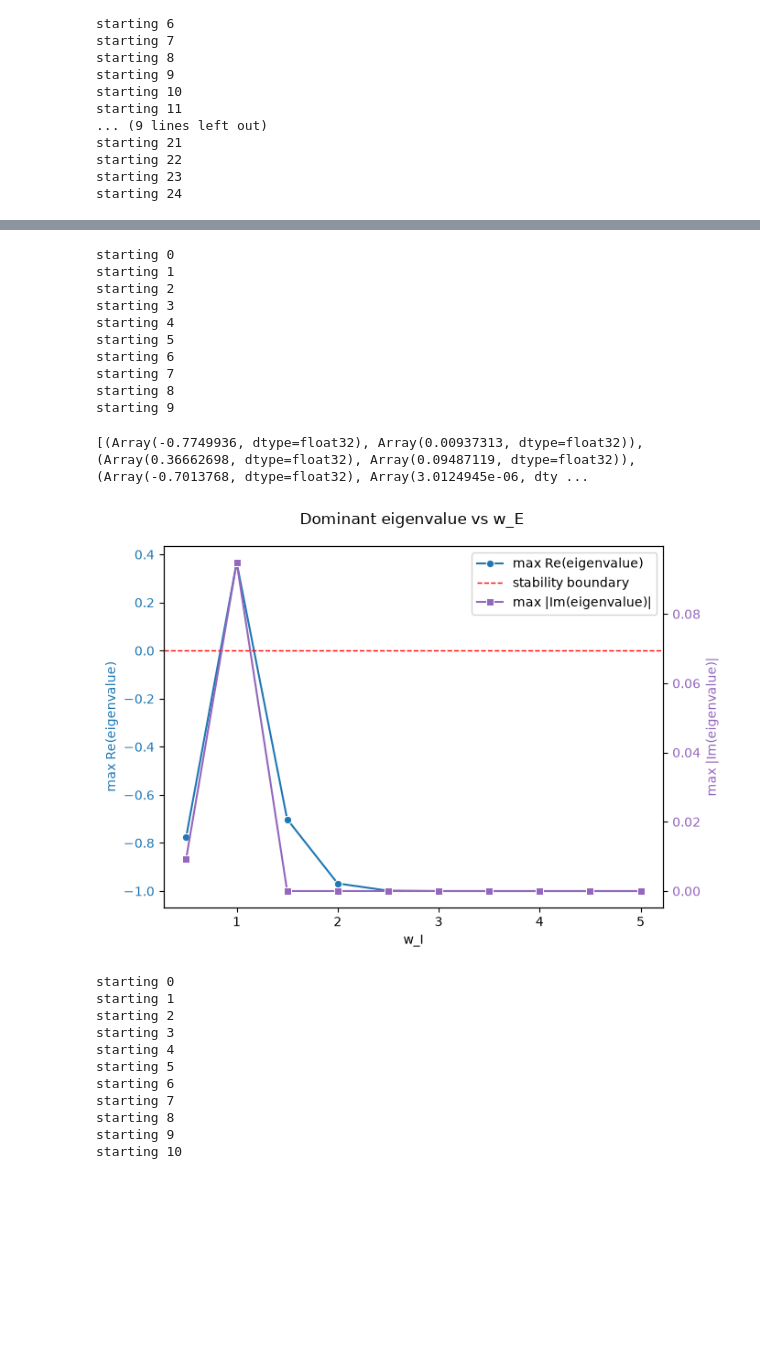
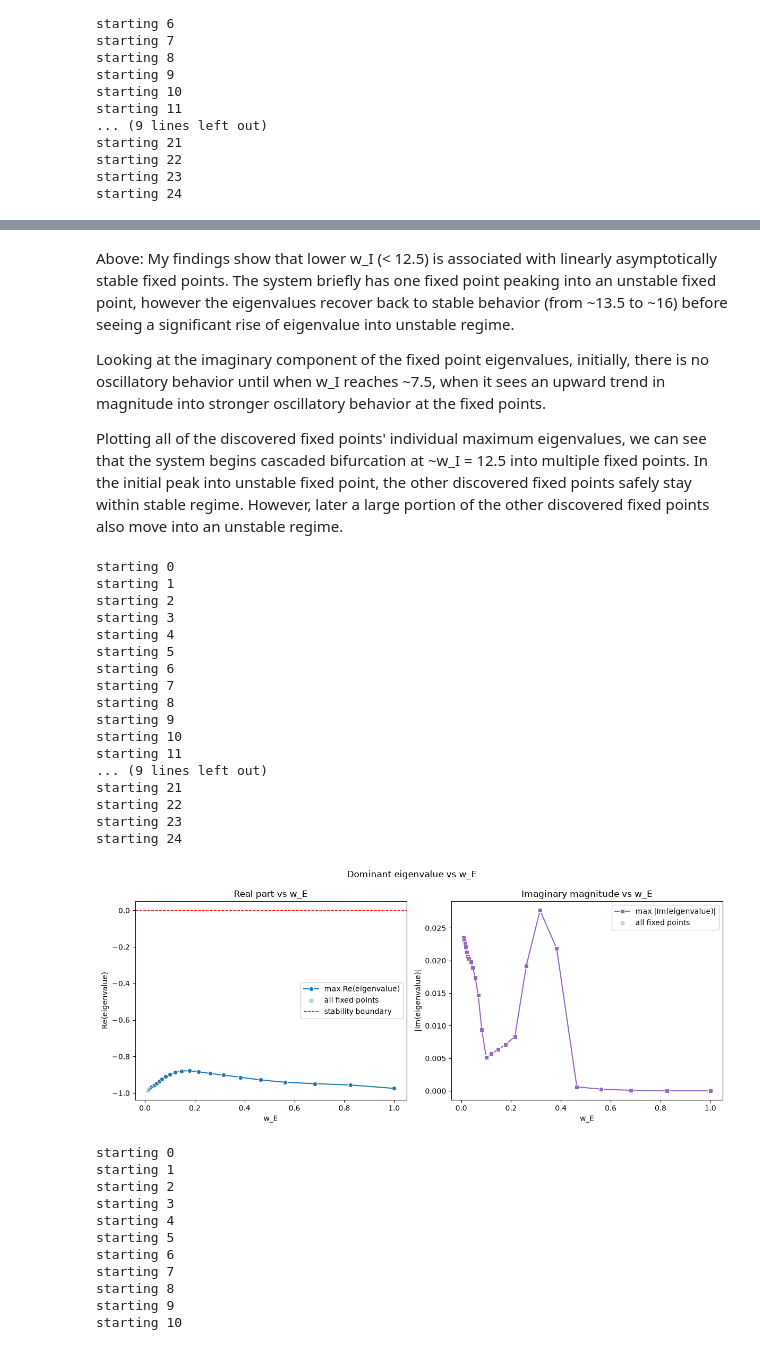
Before and after one commit to rzheng1232/miv-project, a Jupyter notebook: wilson-cowen-model/explore_wc.ipynb, the cells around one changed output, grey strips where cells are left out. Drawn from its saved outputs; the diff is of its cells as text; code cells hidden in the pictures; blank space fills up the shorter version.

```diff
--- a/wilson-cowen-model/explore_wc.ipynb
+++ b/wilson-cowen-model/explore_wc.ipynb
@@ -221,4 +213,12 @@ plt.show()
+# %% [markdown]
+Above: My findings show that lower w_I (< 12.5) is associated with linearly asymptotically stable fixed points. The system briefly has one fixed point peaking into an unstable fixed point, however the eigenvalues recover back to stable behavior (from ~13.5 to ~16) before seeing a significant rise of eigenvalue into unstable regime.
+
+Looking at the imaginary component of the fixed point eigenvalues, initially, there is no oscillatory behavior until when w_I reaches ~7.5, when it sees an upward trend in magnitude into stronger oscillatory behavior at the fixed points.
+
+Plotting all of the discovered fixed points' individual maximum eigenvalues, we can see that the system begins cascaded bifurcation at ~w_I = 12.5 into multiple fixed points. In the initial peak into unstable fixed point, the other discovered fixed points safely stay within stable regime. However, later a large portion of the other discovered fixed points also move into an unstable regime.
 # %%
+# wE_range = jnp.linspace(0.01, 3, 20)
+wE_range = jnp.logspace(-2, 0, 25)
 wE_sweep_tracker = []
 i = 0
 
@@ -245,7 +245,7 @@ for wE in wE_range:
         "tau_E": tau_E,
     }
 
-    wE_sweep_tracker.append(get_local_behavior(params)[0:3])
+    wE_sweep_tracker.append(get_local_behavior(params)[0:5])
     i+=1
 # %% [output]
 starting 0
@@ -258,39 +258,49 @@ starting 6
 starting 7
 starting 8
 starting 9
+starting 10
+starting 11
+... (9 lines left out)
+starting 21
+starting 22
+starting 23
+starting 24
 # %%
 
-print(wE_sweep_tracker)
 
-max_real_parts, max_complex_coeffs = zip(*wE_sweep_tracker)
+max_real_parts, max_complex_coeffs, all_fixed_points_clean, all_real_parts, all_complex_coeffs = zip(*wE_sweep_tracker)
 max_real_parts = jnp.array(max_real_parts)
 max_complex_coeffs = jnp.array(max_complex_coeffs)
+scatter_x, scatter_real, scatter_imag = [], [], []
+for wE, reals, imags in zip(wE_range, all_real_parts, all_complex_coeffs):
+    for r, im in zip(reals, imags):
+        scatter_x.append(float(wE))
+        scatter_real.append(float(r))
+        scatter_imag.append(float(im))
 
-fig, ax1 = plt.subplots(figsize=(7, 5))
+fig, (ax1, ax2) = plt.subplots(1, 2, figsize=(12, 5))
 
 sns.lineplot(x=wE_range, y=max_real_parts, marker='o', color='tab:blue', ax=ax1, label='max Re(eigenvalue)')
+ax1.scatter(scatter_x, scatter_real, color='tab:blue', alpha=0.3, s=25, label='all fixed points')
 ax1.axhline(0, color='red', linestyle='--', linewidth=1, label='stability boundary')
-ax1.set_xlabel('w_I')
-ax1.set_ylabel('max Re(eigenvalue)', color='tab:blue')
-ax1.tick_params(axis='y', labelcolor='tab:blue')
+ax1.set_xlabel('w_E')
+ax1.set_ylabel('Re(eigenvalue)')
+ax1.set_title('Real part vs w_E')
+ax1.legend()
 
-ax2 = ax1.twinx()
 sns.lineplot(x=wE_range, y=max_complex_coeffs, marker='s', color='tab:purple', ax=ax2, label='max |Im(eigenvalue)|')
-ax2.set_ylabel('max |Im(eigenvalue)|', color='tab:purple')
-ax2.tick_params(axis='y', labelcolor='tab:purple')
-ax2.grid(False)   # avoid double gridlines from the two overlapping axes
+ax2.scatter(scatter_x, scatter_imag, color='tab:purple', alpha=0.3, s=25, label='all fixed points')
+ax2.set_xlabel('w_E')
+ax2.set_ylabel('|Im(eigenvalue)|')
+ax2.set_title('Imaginary magnitude vs w_E')
+ax2.legend()
 
-lines1, labels1 = ax1.get_legend_handles_labels()
-lines2, labels2 = ax2.get_legend_handles_labels()
-ax1.legend(lines1 + lines2, labels1 + labels2, loc='best')
-ax2.get_legend().remove()   # merged into ax1's legend above, so drop the duplicate
 
 fig.suptitle('Dominant eigenvalue vs w_E')
 fig.tight_layout()
 plt.show()
 # %% [output]
-[(Array(-0.7749936, dtype=float32), Array(0.00937313, dtype=float32)), (Array(0.36662698, dtype=float32), Array(0.09487119, dtype=float32)), (Array(-0.7013768, dtype=float32), Array(3.0124945e-06, dty ...
-[figure, old version]
+[figure, new version]
 # %%
 wExt_sweep_tracker = []
 i = 0
```
Also changed, not shown: parts of 3 cells of this notebook.
